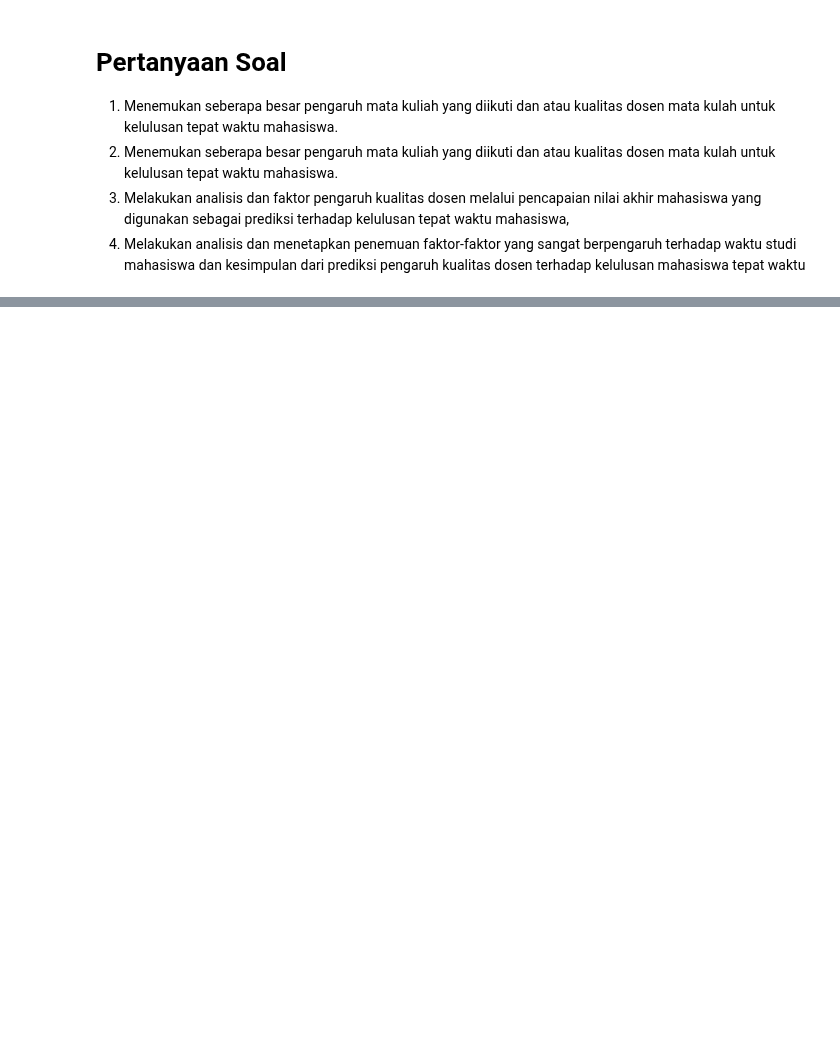
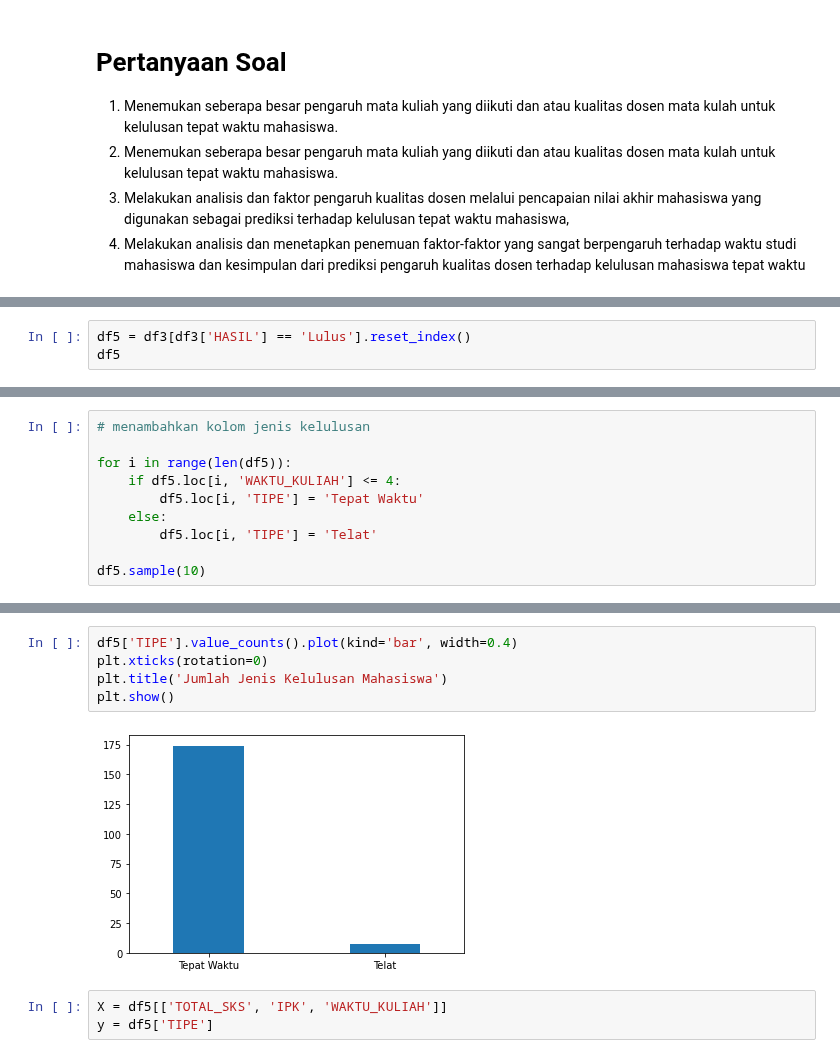
Before and after one commit to FelixFern/ISFEST-ODE, a Jupyter notebook: Modelling.ipynb, the cells around one changed output, grey strips where cells are left out. Saved outputs shown, nothing was run; the diff lists cells and outputs as text; blank space fills up the shorter version.

Commit message:
evaluasi model ketepatan waktu lulus

```diff
--- a/Modelling.ipynb
+++ b/Modelling.ipynb
@@ -171,0 +174,3 @@ sns.boxplot(data=results_df, palette='pastel')
+# %%
+df5 = df3[df3['HASIL'] == 'Lulus'].reset_index()
+df5
@@ -171,0 +191,10 @@ sns.boxplot(data=results_df, palette='pastel')
+# %%
+# menambahkan kolom jenis kelulusan
+
+for i in range(len(df5)):
+    if df5.loc[i, 'WAKTU_KULIAH'] <= 4:
+        df5.loc[i, 'TIPE'] = 'Tepat Waktu'
+    else:
+        df5.loc[i, 'TIPE'] = 'Telat'
+
+df5.sample(10)
@@ -171,0 +213,10 @@ sns.boxplot(data=results_df, palette='pastel')
+# %%
+df5['TIPE'].value_counts().plot(kind='bar', width=0.4)
+plt.xticks(rotation=0)
+plt.title('Jumlah Jenis Kelulusan Mahasiswa')
+plt.show()
+# %% [output]
+[figure, added]
+# %%
+X = df5[['TOTAL_SKS', 'IPK', 'WAKTU_KULIAH']]
+y = df5['TIPE']
```
Also changed, not shown: parts of 9 cells of this notebook.
